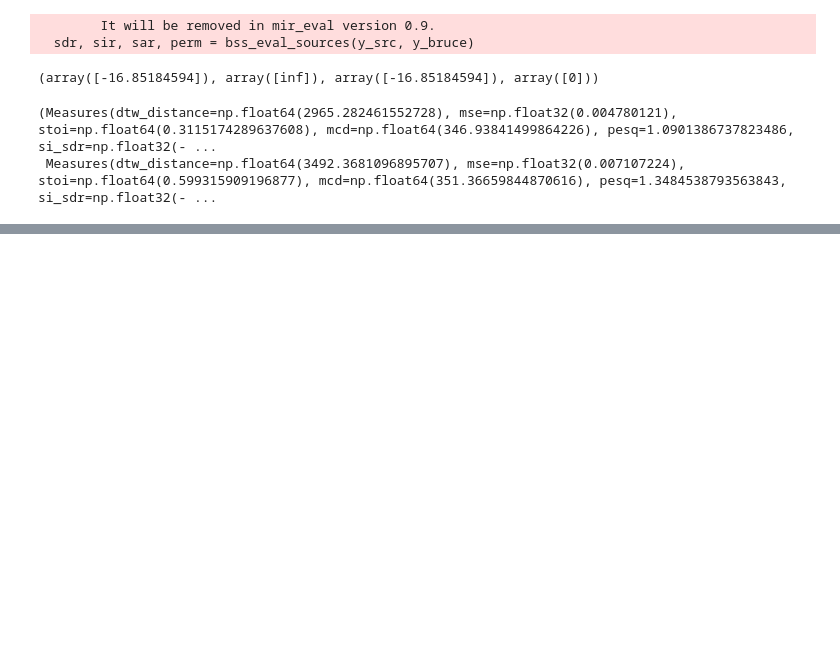
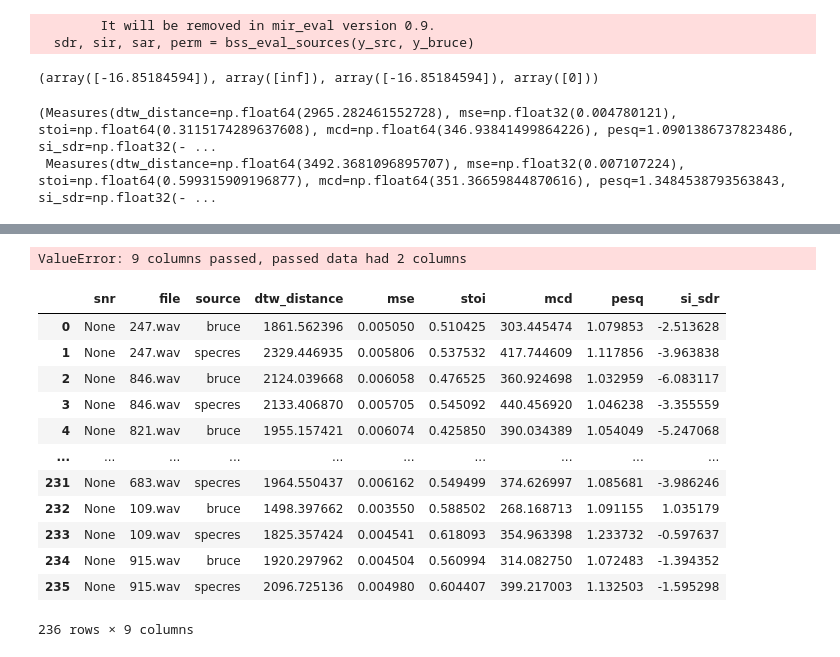
Before and after one commit to jacobdenobel/dinweb, a Jupyter notebook: scripts/compare_data.ipynb, the cells around one changed output, grey strips where cells are left out. Drawn from its saved outputs; the diff is of its cells as text; code cells hidden in the pictures; blank space fills up the shorter version.

```diff
--- a/scripts/compare_data.ipynb
+++ b/scripts/compare_data.ipynb
@@ -254,0 +275,44 @@ snr+10
+# %%
+def get_f(file):
+    src = os.path.join("../din/static/audio/calibrated/din/triplets", file)
+    bruce = os.path.join("../din/static/audio/calibrated/din/bruce/triplets", file)
+    specres = os.path.join("../din/static/audio/calibrated/din/specres/triplets", file)
+
+    y_src, sr = librosa.load(src, sr=16000)
+    y_bruce, sr = librosa.load(bruce, sr=16000)
+    y_specres, sr = librosa.load(specres, sr=16000)
+
+    return (
+        list((None, file, "bruce")) +
+        list(compute_measures(y_src, y_bruce, sr))
+    ),(
+        list((None, file, "specres")) +
+        list(compute_measures(y_src, y_specres, sr))
+    )
+
+
+
+measures_noiseless = []
+with Pool(32) as p:
+    res = p.map(get_f, os.listdir("../din/static/audio/calibrated/din/specres/triplets"))
+    for x in res:
+        measures_noiseless.extend(x)
+measures_noiseless = pd.DataFrame(measures_noiseless, columns=['snr', 'file', 'source'] + list(Measures._fields))
+# %% [output]
+ValueError: 9 columns passed, passed data had 2 columns
+# %%
+measures_noiseless
+# %% [output]
+|  | snr | file | source | dtw_distance | mse | stoi | mcd | pesq | si_sdr |
+| 0 | None | 247.wav | bruce | 1861.562396 | 0.005050 | 0.510425 | 303.445474 | 1.079853 | -2.513628 |
+| 1 | None | 247.wav | specres | 2329.446935 | 0.005806 | 0.537532 | 417.744609 | 1.117856 | -3.963838 |
+| 2 | None | 846.wav | bruce | 2124.039668 | 0.006058 | 0.476525 | 360.924698 | 1.032959 | -6.083117 |
+| 3 | None | 846.wav | specres | 2133.406870 | 0.005705 | 0.545092 | 440.456920 | 1.046238 | -3.355559 |
+| 4 | None | 821.wav | bruce | 1955.157421 | 0.006074 | 0.425850 | 390.034389 | 1.054049 | -5.247068 |
+| ... | ... | ... | ... | ... | ... | ... | ... | ... | ... |
+| 231 | None | 683.wav | specres | 1964.550437 | 0.006162 | 0.549499 | 374.626997 | 1.085681 | -3.986246 |
+| 232 | None | 109.wav | bruce | 1498.397662 | 0.003550 | 0.588502 | 268.168713 | 1.091155 | 1.035179 |
+| 233 | None | 109.wav | specres | 1825.357424 | 0.004541 | 0.618093 | 354.963398 | 1.233732 | -0.597637 |
+| 234 | None | 915.wav | bruce | 1920.297962 | 0.004504 | 0.560994 | 314.082750 | 1.072483 | -1.394352 |
+| 235 | None | 915.wav | specres | 2096.725136 | 0.004980 | 0.604407 | 399.217003 | 1.132503 | -1.595298 |
+236 rows × 9 columns
```
Also changed, not shown: parts of 5 cells of this notebook, 2 other files.
